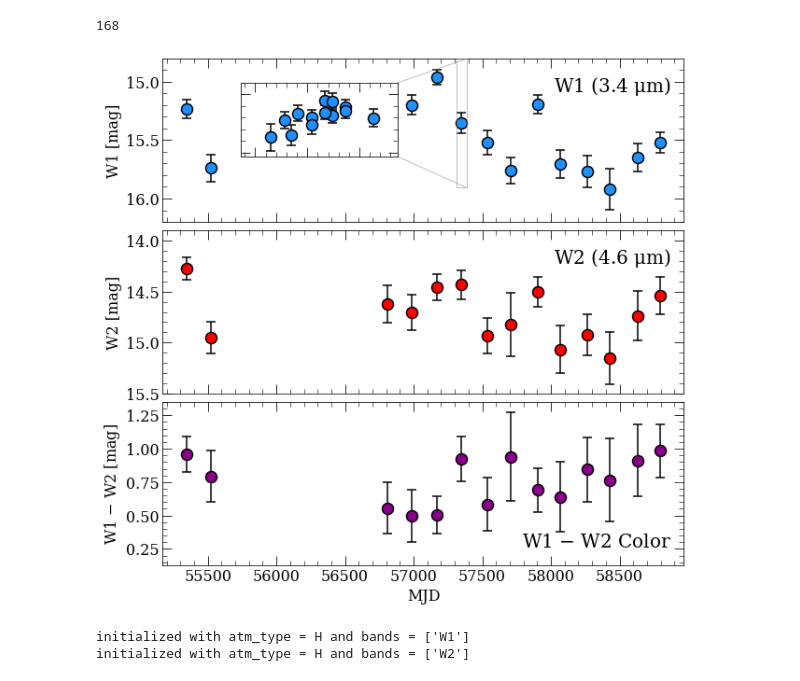
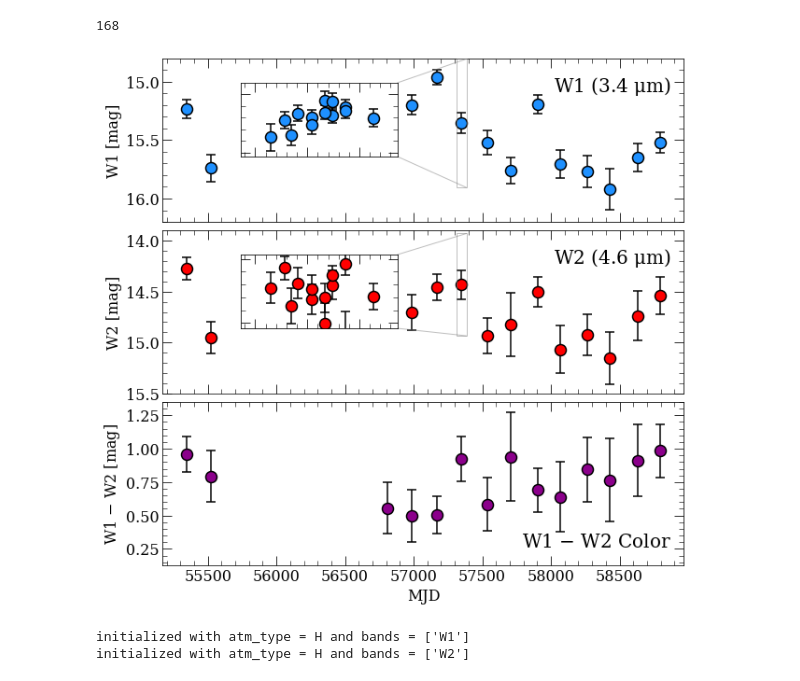
Before and after one commit to renlliang3/d62, a Jupyter notebook: 03_wise_lc_pm.ipynb, the cells around one changed output. Drawn from its saved outputs; the diff is of its cells as text; code cells hidden in the pictures.

```diff
--- a/03_wise_lc_pm.ipynb
+++ b/03_wise_lc_pm.ipynb
@@ -165,34 +165,51 @@ plt.subplot(312)
 
 kwargs = dict(linestyle = 'none', marker = 'o', ecolor = 'k', color = 'red', capsize = 5, linewidth = 1.5,
              mec = 'k', mew = 1.5, markersize = 12)
 
 plt.errorbar(lc2.time.value, lc2.flux.value, yerr = lc2.flux_err.value, **kwargs)
 plt.gca().set_xticklabels([])
 plt.ylabel('W2 [mag]')
 plt.text(0.975, 0.9, 'W2 (4.6 $\mu$m)', ha = 'right', va = 'top', transform = plt.gca().transAxes, fontsize = 20)
 plt.ylim(13.9, 15.5)
 plt.gca().invert_yaxis()
 
+ax = plt.gca()
+axins = ax.inset_axes([0.15, 0.4, 0.3, 0.45])
+axins.errorbar(mjd, mags2, yerr = e_mags2, **kwargs)
+# sub region of the original image
+# jj = 5
+# dm = 0.55
+dm = 0.5
+x1, x2, y1, y2 = lc2.time[jj].value - 35, lc2.time[jj].value + 35, lc2.flux[jj].value - dm, lc2.flux[jj].value + dm
+axins.set_xlim(x1, x2)
+axins.set_ylim(y1, y2)
+axins.set_xticklabels('')
+axins.set_yticklabels('')
+ax.indicate_inset_zoom(axins)
+axins.set_ylim(lc2.flux[jj].value - dm, lc2.flux[jj].value + 1.3*dm)
+axins.set_xlim(lc2.time[jj].value - .5, lc2.time[jj].value + 1)
+axins.invert_yaxis()
+
 plt.subplot(313)
 
 
 kwargs = dict(linestyle = 'none', marker = 'o', ecolor = 'k', color = 'darkmagenta',
               capsize = 5, linewidth = 1.5,
              mec = 'k', mew = 1.5, markersize = 12)
 
 ratio = lc1.flux.value - lc2.flux.value
 error = np.sqrt(lc1.flux_err.value**2 + lc2.flux_err.value**2)#ratio * np.sqrt((e_mean_fls / mean_fls)**2 + (e_mean_fls2/mean_fls2)**2)
 plt.errorbar(lc2.time.value, ratio, yerr = error,**kwargs)
 plt.text(0.975, 0.2, 'W1 $-$ W2 Color', ha = 'right', va = 'top', transform = plt.gca().transAxes, fontsize = 20)
 plt.ylim(0.125, 1.35)
 
 plt.xlabel('MJD')
 plt.ylabel('W1 $-$ W2 [mag]')
 plt.subplots_adjust(hspace = 0.05)
 
 plt.savefig('fig/jwst_lc.pdf', bbox_inches = 'tight')
 # %% [output]
-[figure, old version]
+[figure, new version]
 # %%
 fitsed = FitSED(bands = ['W1'])
 fitsed2 = FitSED(bands = ['W2'])
```
Also changed, not shown: parts of 31 cells of this notebook, 36 other files.
